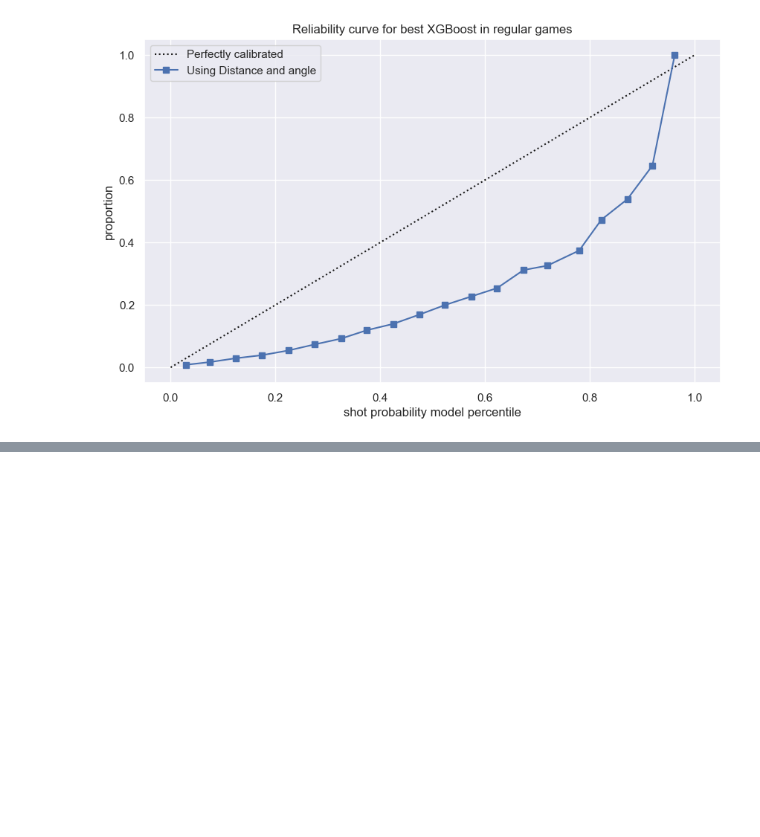
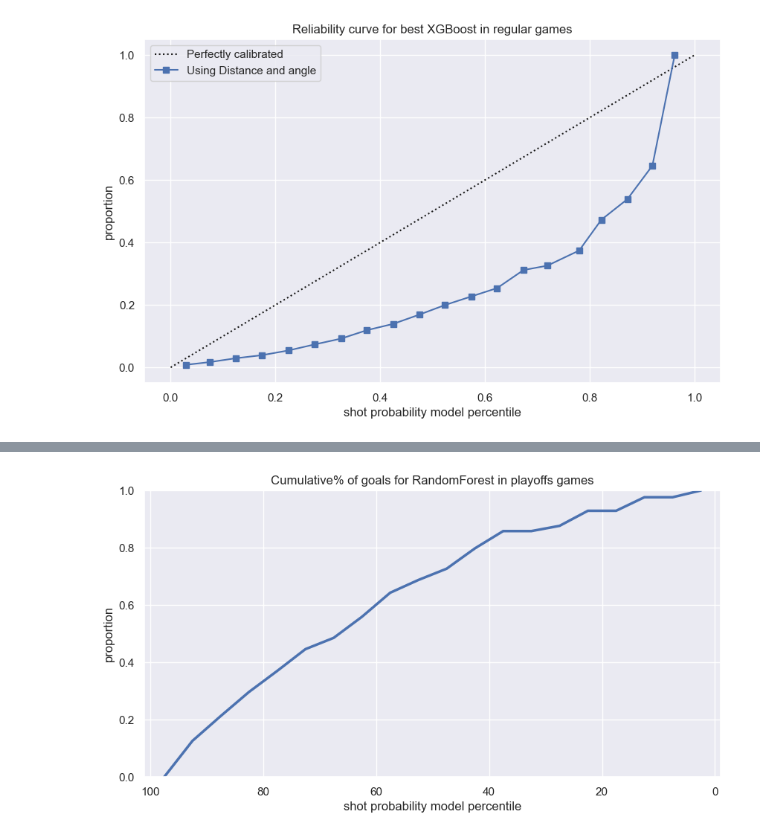
Before and after one commit to YashVadi/NHL-DataScience-IFT-6758, a Jupyter notebook: notebooks/experiments/BestModels.ipynb, the cells around one changed output, grey strips where cells are left out. Saved outputs shown, nothing was run; the diff lists cells and outputs as text; code cells hidden in the pictures; blank space fills up the shorter version.

```diff
--- a/notebooks/experiments/BestModels.ipynb
+++ b/notebooks/experiments/BestModels.ipynb
@@ -148,0 +187,4 @@ plot_calib(xgb_best,X_r_xgb,y_r,title = 'Reliability curve for best XGBoost in r
+# %%
+plot_cumu_goal(randomForest,X_test_playoffs,y_test_playoffs,title = 'Cumulative% of goals for RandomForest in playoffs games')
+# %% [output]
+[figure, added]
```
Also changed, not shown: parts of 24 cells of this notebook.
